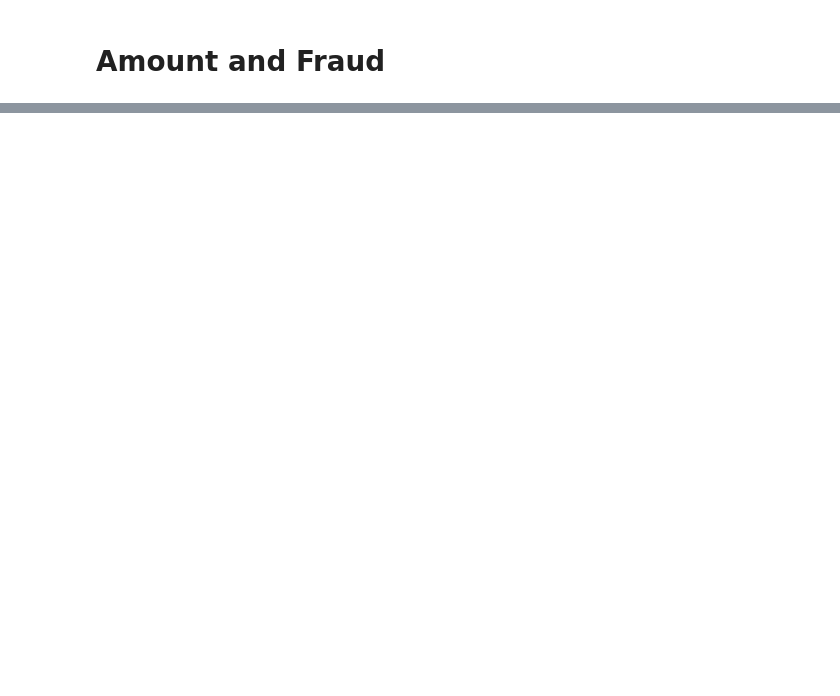
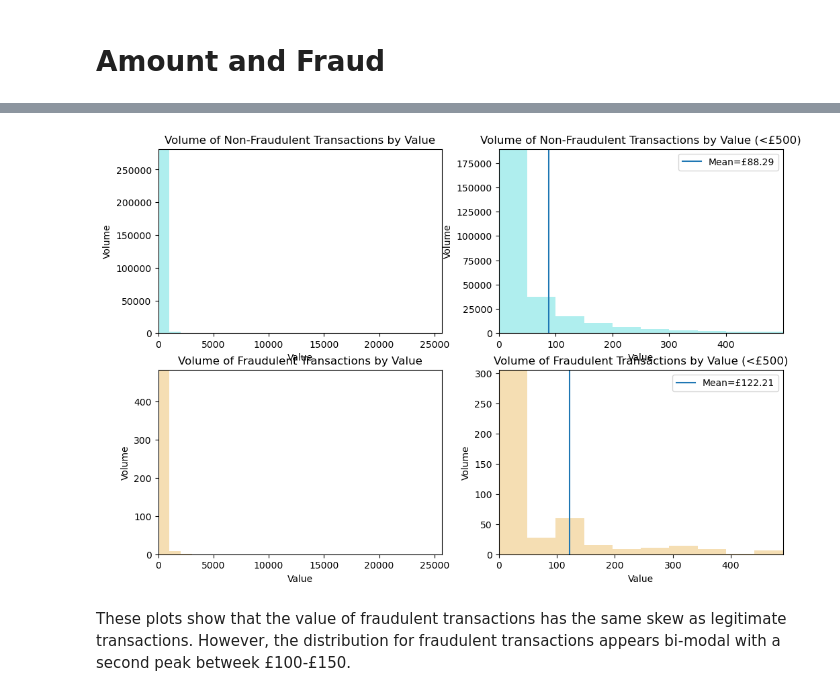
Before and after one commit to dajhutchinson/Applied-Data-Science, a Jupyter notebook: Coursework/Exploration.ipynb, the cells around one changed output, grey strips where cells are left out. Drawn from its saved outputs; the diff is of its cells as text; code cells hidden in the pictures; blank space fills up the shorter version.

```diff
--- a/Coursework/Exploration.ipynb
+++ b/Coursework/Exploration.ipynb
@@ -182,0 +186,10 @@ Clearly the majority of transactions are low. Below I plot the distribution of t
+# %%
+value_cats=pd.DataFrame([],columns=["lower_bound","upper_bound","pct"])
+for i in range(0,int(data["Amount"].max()),1000):
+    count=data["Amount"].between(i,i+999,inclusive=False).sum()
+    pct=count/data["Amount"].shape[0]
+    row=[i,i+999,pct]
+    row_df=pd.DataFrame([row],columns=["lower_bound","upper_bound","pct"])
+    value_cats=value_cats.append(row_df)
+value_vats=value_cats.set_index("lower_bound",inplace=True)
+value_cats
@@ -198,0 +247,34 @@ plt.show()
+# %%
+fig,ax=plt.subplots(nrows=2,ncols=2)
+
+ax[0][0].hist(not_fraud_data["Amount"],color="paleturquoise",bins=25)
+ax[0][0].set_title("Volume of Non-Fraudulent Transactions by Value")
+
+ax[1][0].hist(fraud_data["Amount"],color="wheat",bins=25,range=[0,not_fraud_data["Amount"].max()])
+ax[1][0].set_title("Volume of Fraudulent Transactions by Value")
+
+ax[0][1].hist(not_fraud_data[not_fraud_data["Amount"]<500]["Amount"],color="paleturquoise",bins=10)
+ax[0][1].set_title("Volume of Non-Fraudulent Transactions by Value (<£500)")
+
+ax[1][1].hist(fraud_data[fraud_data["Amount"]<500]["Amount"],color="wheat",bins=10)
+ax[1][1].set_title("Volume of Fraudulent Transactions by Value (<£500)")
+
+for i in range(0,2):
+    ax[0][i].set_xlabel("Value")
+    ax[0][i].set_ylabel("Volume")
+
+    ax[1][i].set_xlabel("Value")
+    ax[1][i].set_ylabel("Volume")
+
+    if (i==1):
+        ax[0][i].axvline(not_fraud_data["Amount"].mean(),label="Mean=£{:.2f}".format(not_fraud_data["Amount"].mean()))
+        ax[0][i].legend()
+
+        ax[1][i].axvline(fraud_data["Amount"].mean(),label="Mean=£{:.2f}".format(fraud_data["Amount"].mean()))
+        ax[1][i].legend()
+
+plt.show()
+# %% [output]
+[figure, added]
+# %% [markdown]
+These plots show that the value of fraudulent transactions has the same skew as legitimate transactions. However, the distribution for fraudulent transactions appears bi-modal with a second peak betweek £100-£150.
```
Also changed, not shown: parts of 11 cells of this notebook, 2 other files.
